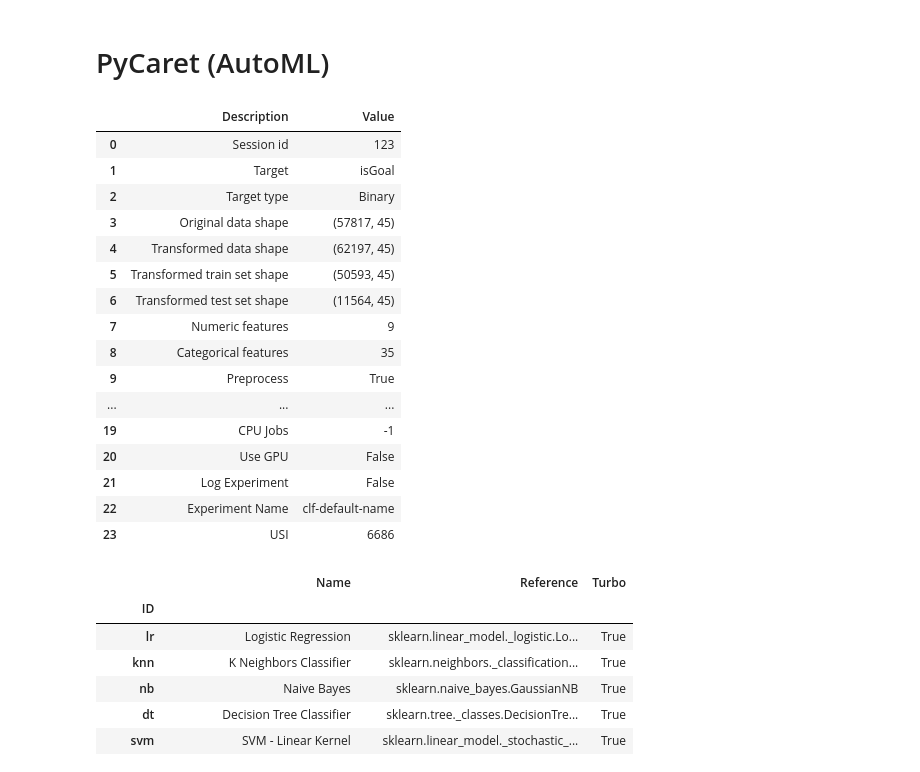
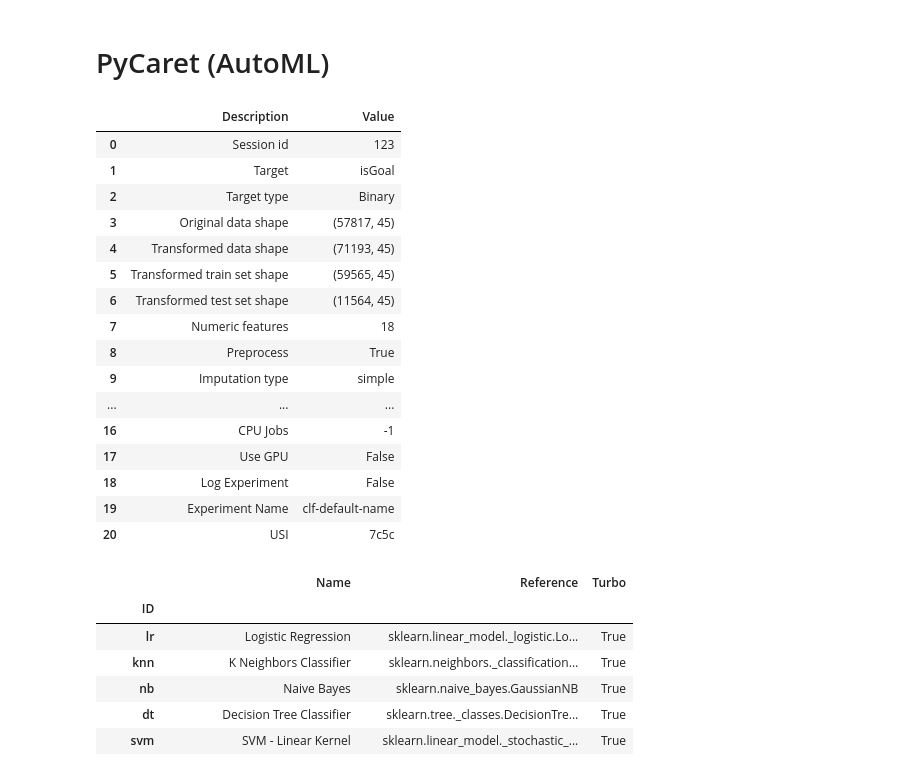
Before and after one commit to LonnyCox55/MSDS696_NHLExpectedGoalPrediction, a Jupyter notebook: main.ipynb, the cells around one changed output. Drawn from its saved outputs; the diff is of its cells as text; code cells hidden in the pictures.

```diff
--- a/main.ipynb
+++ b/main.ipynb
@@ -484,35 +500,35 @@ for iCol in range(cols.size):
   print(cols[iCol])
 # %%
 # Set up the PyCaret classification model selection tool using the shot data
-smote_tomek = SMOTETomek(sampling_strategy = 0.2)
+smote_tomek = SMOTETomek(sampling_strategy = 0.4)
 cat_features = ["isHomeGame", "isShortSided", "isEvenStrength", "isPowerPlay", "isExtraPowerPlay", "shotAngleReboundRoyalRoad", "shotRebound", "shotRush", "offWing", "shotType_BACK", "shotType_DEFL", "shotType_SLAP", "shotType_SNAP", "shotType_TIP", "shotType_WRAP", "shotType_WRIST", "lastEventCategory_BLOCK", "lastEventCategory_CHL", "lastEventCategory_DELPEN", "lastEventCategory_EISTR", "lastEventCategory_FAC", "lastEventCategory_GIVE", "lastEventCategory_GOAL", "lastEventCategory_HIT", "lastEventCategory_MISS", "lastEventCategory_PEND", "lastEventCategory_PENL", "lastEventCategory_SHOT", "lastEventCategory_STOP", "lastEventCategory_TAKE", "playerPositionThatDidEvent_C", "playerPositionThatDidEvent_D", "playerPositionThatDidEvent_G", "playerPositionThatDidEvent_L", "playerPositionThatDidEvent_R"]
 pycc_setup = pycc.setup(shot_df_encoded,
                         target = 'isGoal',
-                        categorical_features = cat_features,
+                        #categorical_features = cat_features,
                         train_size = 0.8,                    # Use 80% of data for training/validation sets
                         fix_imbalance = True,
                         fix_imbalance_method = smote_tomek,  # Oversample using SMOTE and undersample using Tomek Links
                         #feature_selection = True,           # Reduce overfitting and eliminate non-essential features
                         session_id = 123
                        )
 # %% [output]
 |  | Description | Value |
 | 0 | Session id | 123 |
 | 1 | Target | isGoal |
 | 2 | Target type | Binary |
 | 3 | Original data shape | (57817, 45) |
-| 4 | Transformed data shape | (62197, 45) |
-| 5 | Transformed train set shape | (50593, 45) |
+| 4 | Transformed data shape | (71193, 45) |
+| 5 | Transformed train set shape | (59565, 45) |
 | 6 | Transformed test set shape | (11564, 45) |
-| 7 | Numeric features | 9 |
-| 8 | Categorical features | 35 |
-| 9 | Preprocess | True |
+| 7 | Numeric features | 18 |
+| 8 | Preprocess | True |
+| 9 | Imputation type | simple |
 | ... | ... | ... |
-| 19 | CPU Jobs | -1 |
-| 20 | Use GPU | False |
-| 21 | Log Experiment | False |
-| 22 | Experiment Name | clf-default-name |
-| 23 | USI | 6686 |
+| 16 | CPU Jobs | -1 |
+| 17 | Use GPU | False |
+| 18 | Log Experiment | False |
+| 19 | Experiment Name | clf-default-name |
+| 20 | USI | 7c5c |
 # %%
 # View the available models to choose from
 pycc_avail_models = pycc.models()
```
Also changed, not shown: parts of 12 cells of this notebook.
